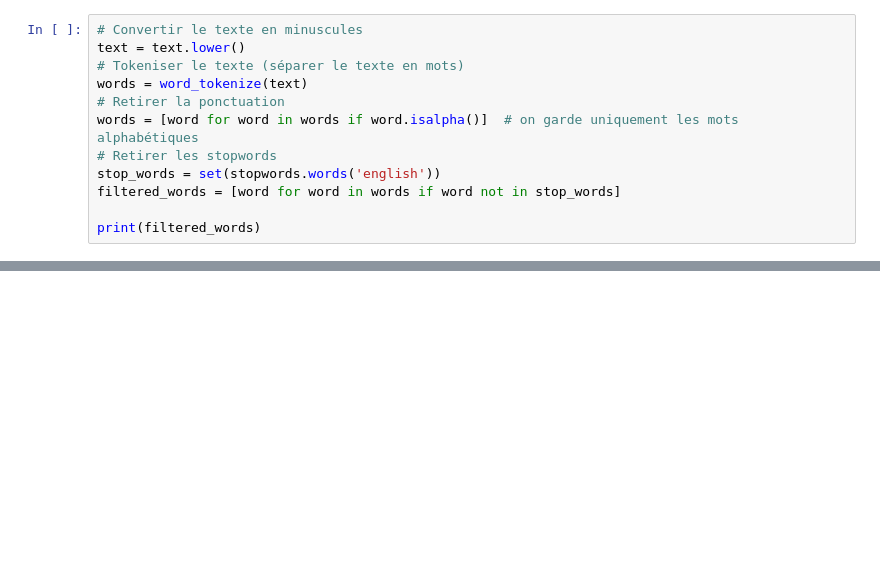
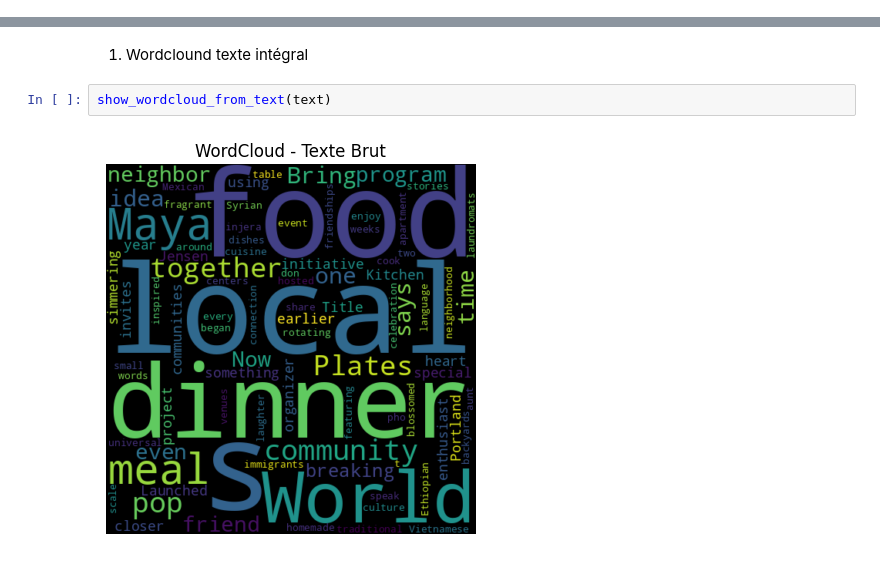
Before and after one commit to soleneD05/wild_code, a Jupyter notebook: nlp/wordclound.ipynb, the cells around one changed output, grey strips where cells are left out. Cells and saved outputs as stored; diff of their text form; blank space fills up the shorter version.

```diff
--- a/nlp/wordclound.ipynb
+++ b/nlp/wordclound.ipynb
@@ -42,12 +74,0 @@ text = " Title: From Kitchen to Community: Local Pop-Up Dinners Bring Neighbors
-# %%
-# Convertir le texte en minuscules
-text = text.lower()
-# Tokeniser le texte (séparer le texte en mots)
-words = word_tokenize(text)
-# Retirer la ponctuation
-words = [word for word in words if word.isalpha()]  # on garde uniquement les mots alphabétiques
-# Retirer les stopwords
-stop_words = set(stopwords.words('english'))
-filtered_words = [word for word in words if word not in stop_words]
-
-print(filtered_words)
@@ -147,0 +75,6 @@ Tableau comparatif des fréquences:
+# %% [markdown]
+1. Wordclound texte intégral
+# %%
+show_wordcloud_from_text(text)
+# %% [output]
+[figure, added]
```
Also changed, not shown: parts of 15 cells of this notebook.
